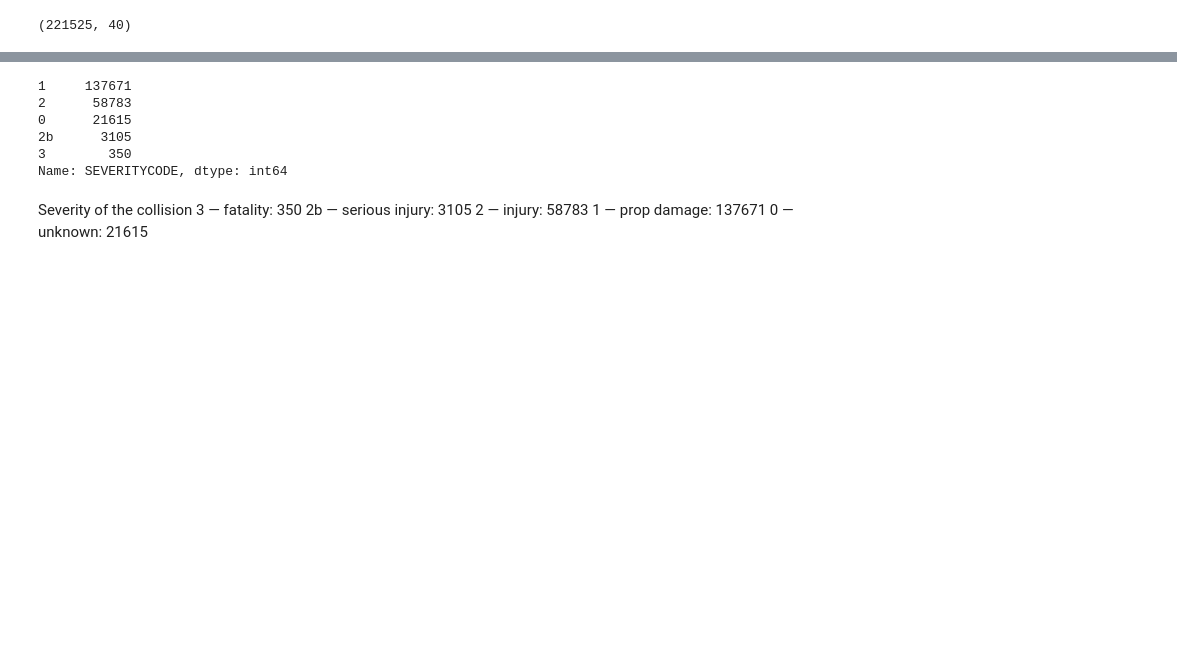
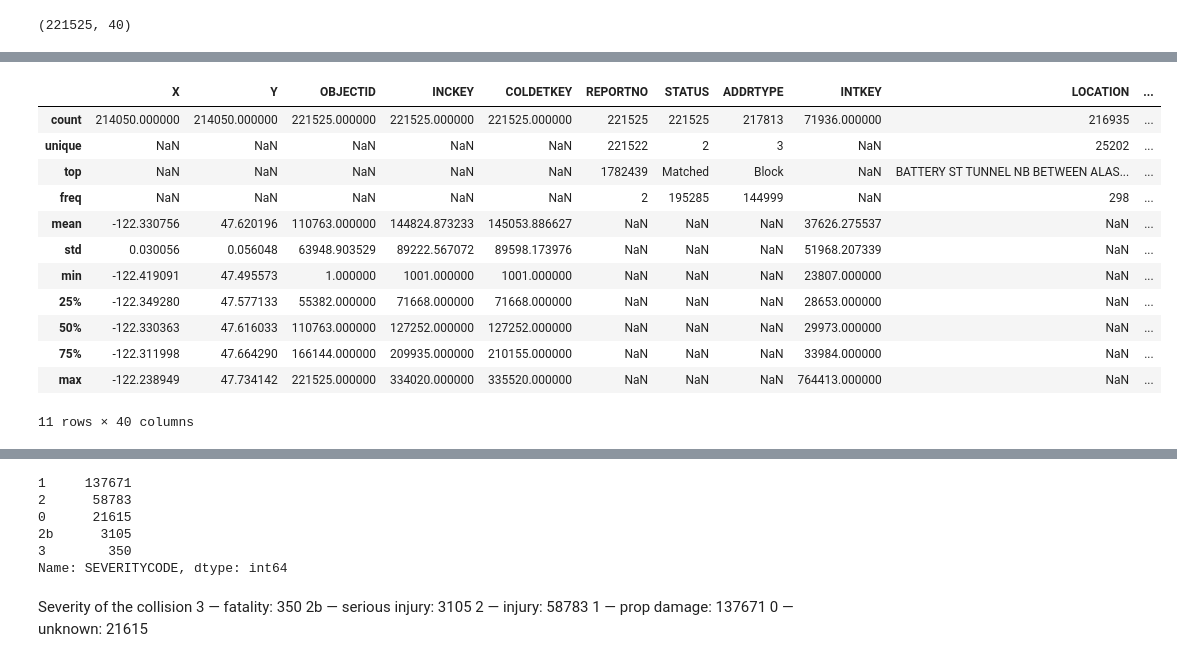
Before and after one commit to rodrigoeiragit/Coursera_Capstone, a Jupyter notebook: Applied Data Science Capstone Dataset.ipynb, the cells around one changed output, grey strips where cells are left out. Drawn from its saved outputs; the diff is of its cells as text; code cells hidden in the pictures; blank space fills up the shorter version.

```diff
--- a/Applied Data Science Capstone Dataset.ipynb
+++ b/Applied Data Science Capstone Dataset.ipynb
@@ -77,0 +96,16 @@ df.shape
+# %%
+df.describe(include="all")
+# %% [output]
+|  | X | Y | OBJECTID | INCKEY | COLDETKEY | REPORTNO | STATUS | ADDRTYPE | INTKEY | LOCATION | ... |
+| count | 214050.000000 | 214050.000000 | 221525.000000 | 221525.000000 | 221525.000000 | 221525 | 221525 | 217813 | 71936.000000 | 216935 | ... |
+| unique | NaN | NaN | NaN | NaN | NaN | 221522 | 2 | 3 | NaN | 25202 | ... |
+| top | NaN | NaN | NaN | NaN | NaN | 1782439 | Matched | Block | NaN | BATTERY ST TUNNEL NB BETWEEN ALAS... | ... |
+| freq | NaN | NaN | NaN | NaN | NaN | 2 | 195285 | 144999 | NaN | 298 | ... |
+| mean | -122.330756 | 47.620196 | 110763.000000 | 144824.873233 | 145053.886627 | NaN | NaN | NaN | 37626.275537 | NaN | ... |
+| std | 0.030056 | 0.056048 | 63948.903529 | 89222.567072 | 89598.173976 | NaN | NaN | NaN | 51968.207339 | NaN | ... |
+| min | -122.419091 | 47.495573 | 1.000000 | 1001.000000 | 1001.000000 | NaN | NaN | NaN | 23807.000000 | NaN | ... |
+| 25% | -122.349280 | 47.577133 | 55382.000000 | 71668.000000 | 71668.000000 | NaN | NaN | NaN | 28653.000000 | NaN | ... |
+| 50% | -122.330363 | 47.616033 | 110763.000000 | 127252.000000 | 127252.000000 | NaN | NaN | NaN | 29973.000000 | NaN | ... |
+| 75% | -122.311998 | 47.664290 | 166144.000000 | 209935.000000 | 210155.000000 | NaN | NaN | NaN | 33984.000000 | NaN | ... |
+| max | -122.238949 | 47.734142 | 221525.000000 | 334020.000000 | 335520.000000 | NaN | NaN | NaN | 764413.000000 | NaN | ... |
+11 rows × 40 columns
```
Also changed, not shown: parts of 10 cells of this notebook.
